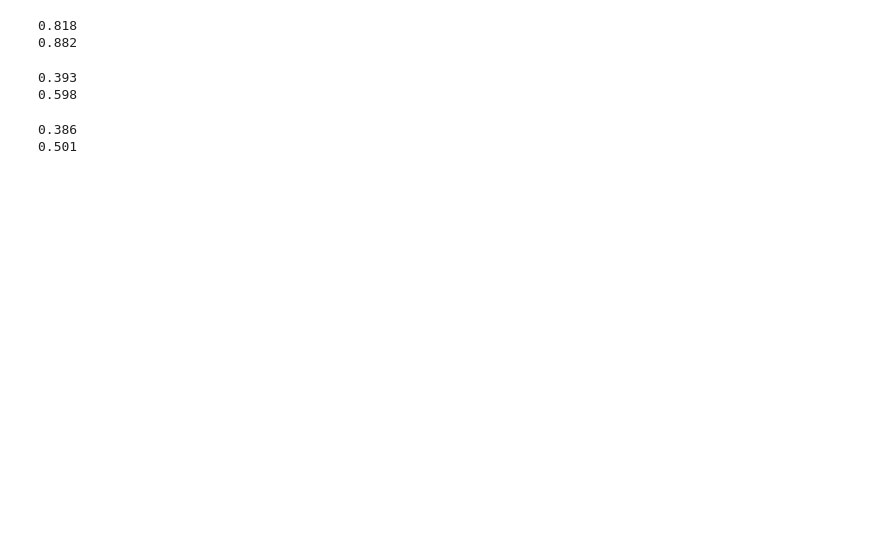
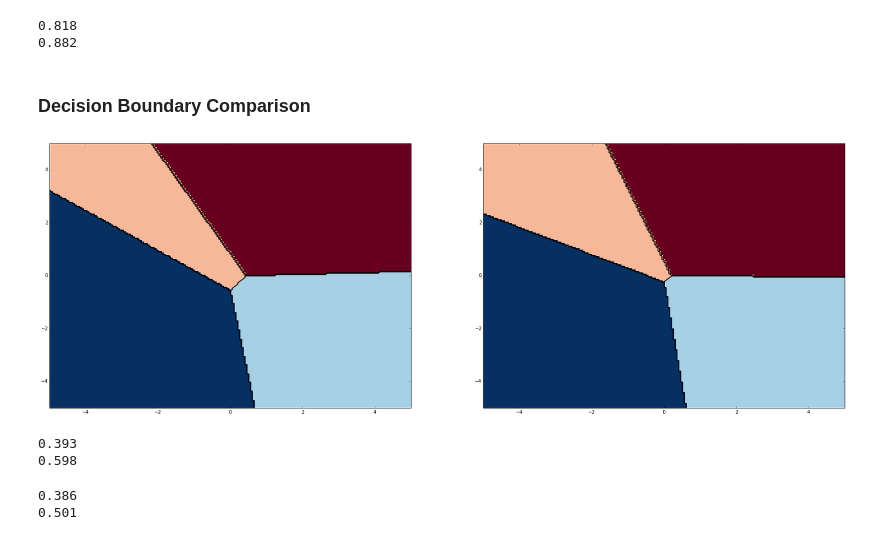
Before and after one commit to Hephaestus12/shogun_notebooks, a Jupyter notebook: Classifiers.ipynb, the cells around one changed output. Saved outputs shown, nothing was run; the diff lists cells and outputs as text; code cells hidden in the pictures; blank space fills up the shorter version.

```diff
--- a/Classifiers.ipynb
+++ b/Classifiers.ipynb
@@ -409,6 +441,16 @@ print np.sum(labels2_test == sklearn_qda2.predict(feats2_test))/500.0
 # %% [output]
 0.818
 0.882
+# %% [markdown]
+### Decision Boundary Comparison
+# %%
+plt.figure(figsize=(30,10))
+plt.subplot(121)
+plot_model_sk(plt,sklearn_log2,feats2_train,labels2_train)
+plt.subplot(122)
+plot_model(plt,shogun_log2,shogun_feats2_train.get_feature_matrix(),labels2_train,fading=False)
+# %% [output]
+[figure, added]
 # %%
 shogun_log3 = MulticlassLogisticRegression(1,shogun_feats3_train,shogun_labels3_train)
 shogun_log3.train()
```
Also changed, not shown: parts of 7 cells of this notebook.
